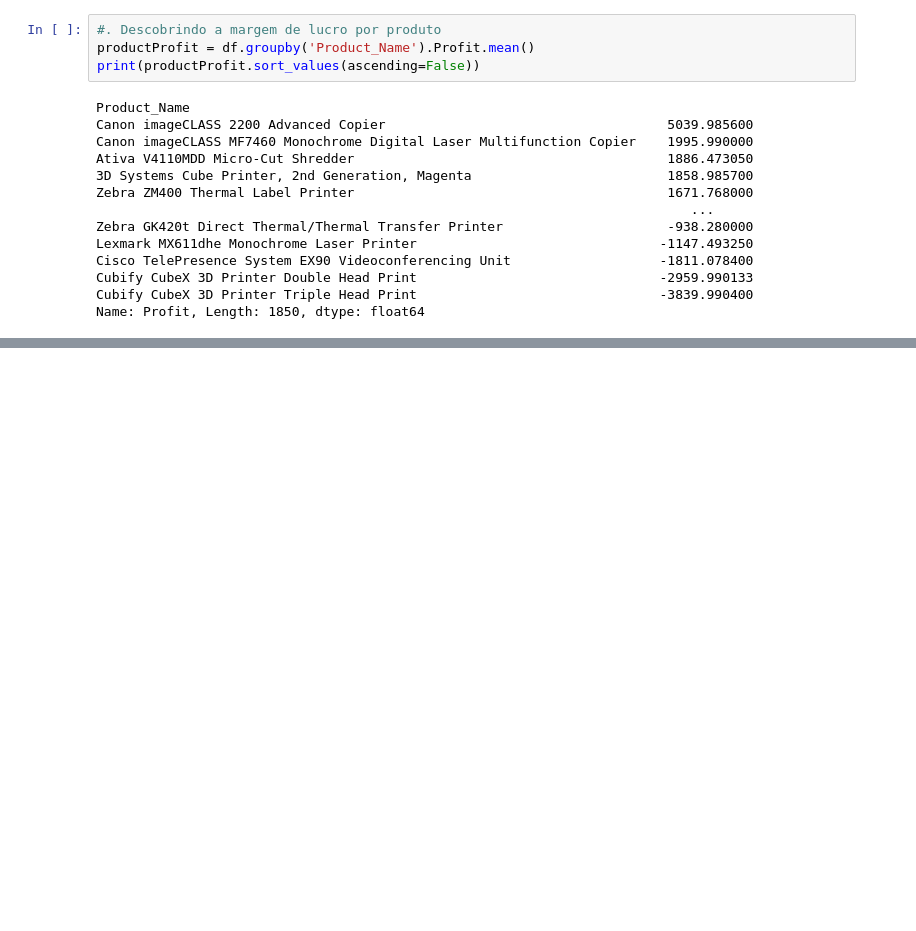
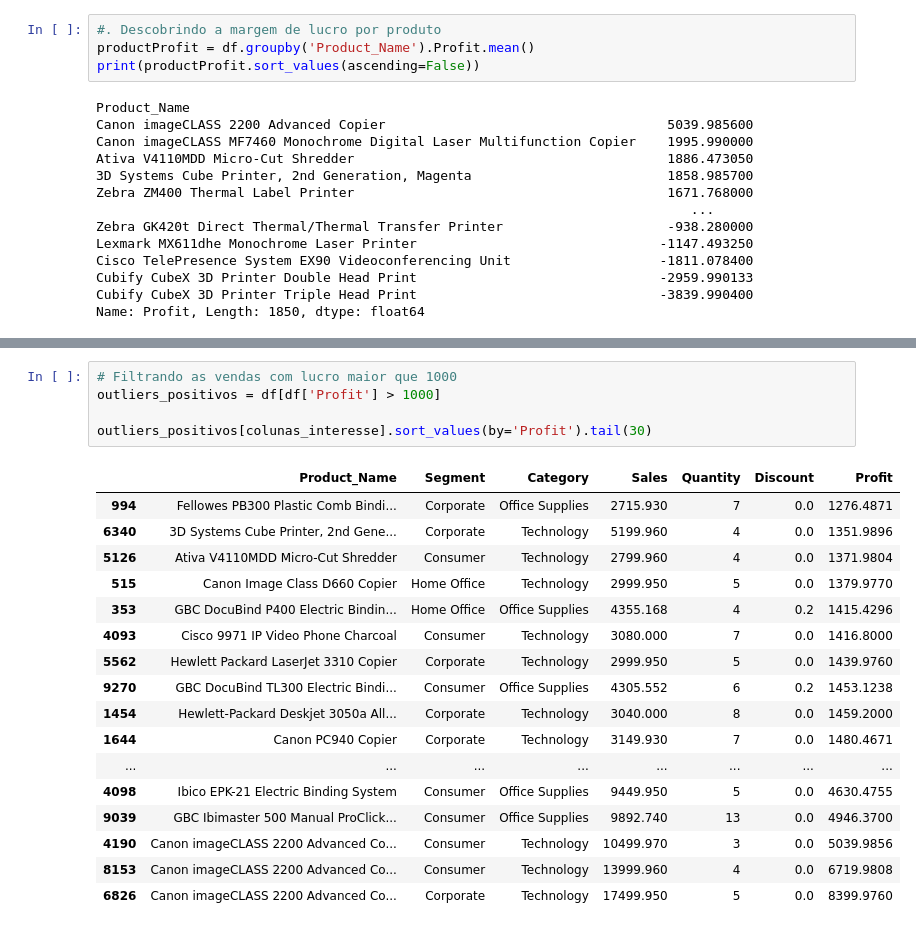
Before and after one commit to Ronaldo-Junior1/analise-dados-supermercado, a Jupyter notebook: Analise_base_supermercado.ipynb, the cells around one changed output, grey strips where cells are left out. Saved outputs shown, nothing was run; the diff lists cells and outputs as text; blank space fills up the shorter version.

```diff
--- a/Analise_base_supermercado.ipynb
+++ b/Analise_base_supermercado.ipynb
@@ -204,0 +308,23 @@ Name: Profit, dtype: float64
+# %%
+# Filtrando as vendas com lucro maior que 1000
+outliers_positivos = df[df['Profit'] > 1000]
+
+outliers_positivos[colunas_interesse].sort_values(by='Profit').tail(30)
+# %% [output]
+|  | Product_Name | Segment | Category | Sales | Quantity | Discount | Profit |
+| 994 | Fellowes PB300 Plastic Comb Bindi... | Corporate | Office Supplies | 2715.930 | 7 | 0.0 | 1276.4871 |
+| 6340 | 3D Systems Cube Printer, 2nd Gene... | Corporate | Technology | 5199.960 | 4 | 0.0 | 1351.9896 |
+| 5126 | Ativa V4110MDD Micro-Cut Shredder | Consumer | Technology | 2799.960 | 4 | 0.0 | 1371.9804 |
+| 515 | Canon Image Class D660 Copier | Home Office | Technology | 2999.950 | 5 | 0.0 | 1379.9770 |
+| 353 | GBC DocuBind P400 Electric Bindin... | Home Office | Office Supplies | 4355.168 | 4 | 0.2 | 1415.4296 |
+| 4093 | Cisco 9971 IP Video Phone Charcoal | Consumer | Technology | 3080.000 | 7 | 0.0 | 1416.8000 |
+| 5562 | Hewlett Packard LaserJet 3310 Copier | Corporate | Technology | 2999.950 | 5 | 0.0 | 1439.9760 |
+| 9270 | GBC DocuBind TL300 Electric Bindi... | Consumer | Office Supplies | 4305.552 | 6 | 0.2 | 1453.1238 |
+| 1454 | Hewlett-Packard Deskjet 3050a All... | Corporate | Technology | 3040.000 | 8 | 0.0 | 1459.2000 |
+| 1644 | Canon PC940 Copier | Corporate | Technology | 3149.930 | 7 | 0.0 | 1480.4671 |
+| ... | ... | ... | ... | ... | ... | ... | ... |
+| 4098 | Ibico EPK-21 Electric Binding System | Consumer | Office Supplies | 9449.950 | 5 | 0.0 | 4630.4755 |
+| 9039 | GBC Ibimaster 500 Manual ProClick... | Consumer | Office Supplies | 9892.740 | 13 | 0.0 | 4946.3700 |
+| 4190 | Canon imageCLASS 2200 Advanced Co... | Consumer | Technology | 10499.970 | 3 | 0.0 | 5039.9856 |
+| 8153 | Canon imageCLASS 2200 Advanced Co... | Consumer | Technology | 13999.960 | 4 | 0.0 | 6719.9808 |
+| 6826 | Canon imageCLASS 2200 Advanced Co... | Corporate | Technology | 17499.950 | 5 | 0.0 | 8399.9760 |
```
Also changed, not shown: parts of 15 cells of this notebook.
